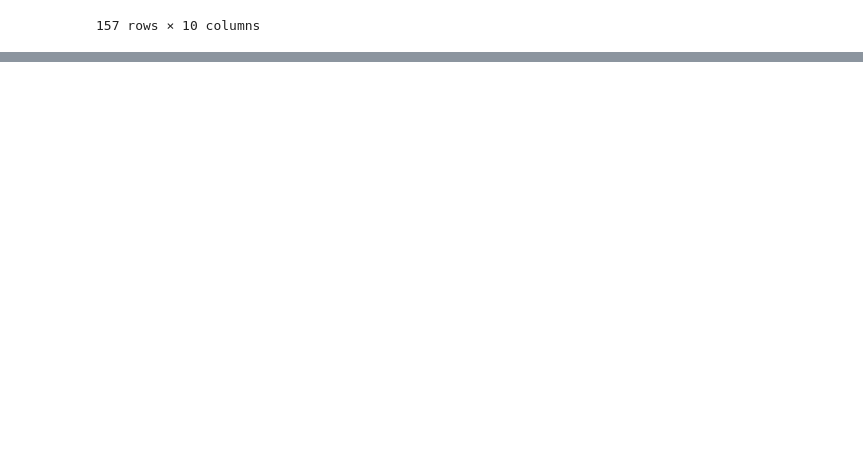
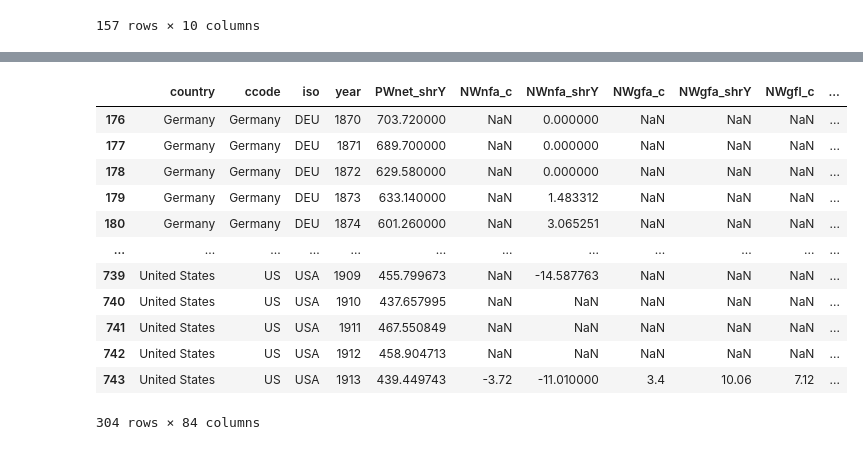
Before and after one commit to kabeerbora/1st_global, a Jupyter notebook: 1st_global.ipynb, the cells around one changed output, grey strips where cells are left out. Saved outputs shown, nothing was run; the diff lists cells and outputs as text; code cells hidden in the pictures; blank space fills up the shorter version.

```diff
--- a/1st_global.ipynb
+++ b/1st_global.ipynb
@@ -238,0 +237,21 @@ plt.show()
+# %%
+countries_to_remove = []
+for country, group in df_dta.groupby('country'):
+    if group['NWnfa_shrY'].isnull().all():
+        countries_to_remove.append(country)
+df_dta_cleaned = df_dta[~df_dta['country'].isin(countries_to_remove)]
+df_dta_cleaned
+# %% [output]
+|  | country | ccode | iso | year | PWnet_shrY | NWnfa_c | NWnfa_shrY | NWgfa_c | NWgfa_shrY | NWgfl_c | ... |
+| 176 | Germany | Germany | DEU | 1870 | 703.720000 | NaN | 0.000000 | NaN | NaN | NaN | ... |
+| 177 | Germany | Germany | DEU | 1871 | 689.700000 | NaN | 0.000000 | NaN | NaN | NaN | ... |
+| 178 | Germany | Germany | DEU | 1872 | 629.580000 | NaN | 0.000000 | NaN | NaN | NaN | ... |
+| 179 | Germany | Germany | DEU | 1873 | 633.140000 | NaN | 1.483312 | NaN | NaN | NaN | ... |
+| 180 | Germany | Germany | DEU | 1874 | 601.260000 | NaN | 3.065251 | NaN | NaN | NaN | ... |
+| ... | ... | ... | ... | ... | ... | ... | ... | ... | ... | ... | ... |
+| 739 | United States | US | USA | 1909 | 455.799673 | NaN | -14.587763 | NaN | NaN | NaN | ... |
+| 740 | United States | US | USA | 1910 | 437.657995 | NaN | NaN | NaN | NaN | NaN | ... |
+| 741 | United States | US | USA | 1911 | 467.550849 | NaN | NaN | NaN | NaN | NaN | ... |
+| 742 | United States | US | USA | 1912 | 458.904713 | NaN | NaN | NaN | NaN | NaN | ... |
+| 743 | United States | US | USA | 1913 | 439.449743 | -3.72 | -11.010000 | 3.4 | 10.06 | 7.12 | ... |
+304 rows × 84 columns
```
Also changed, not shown: parts of 2 cells of this notebook.
